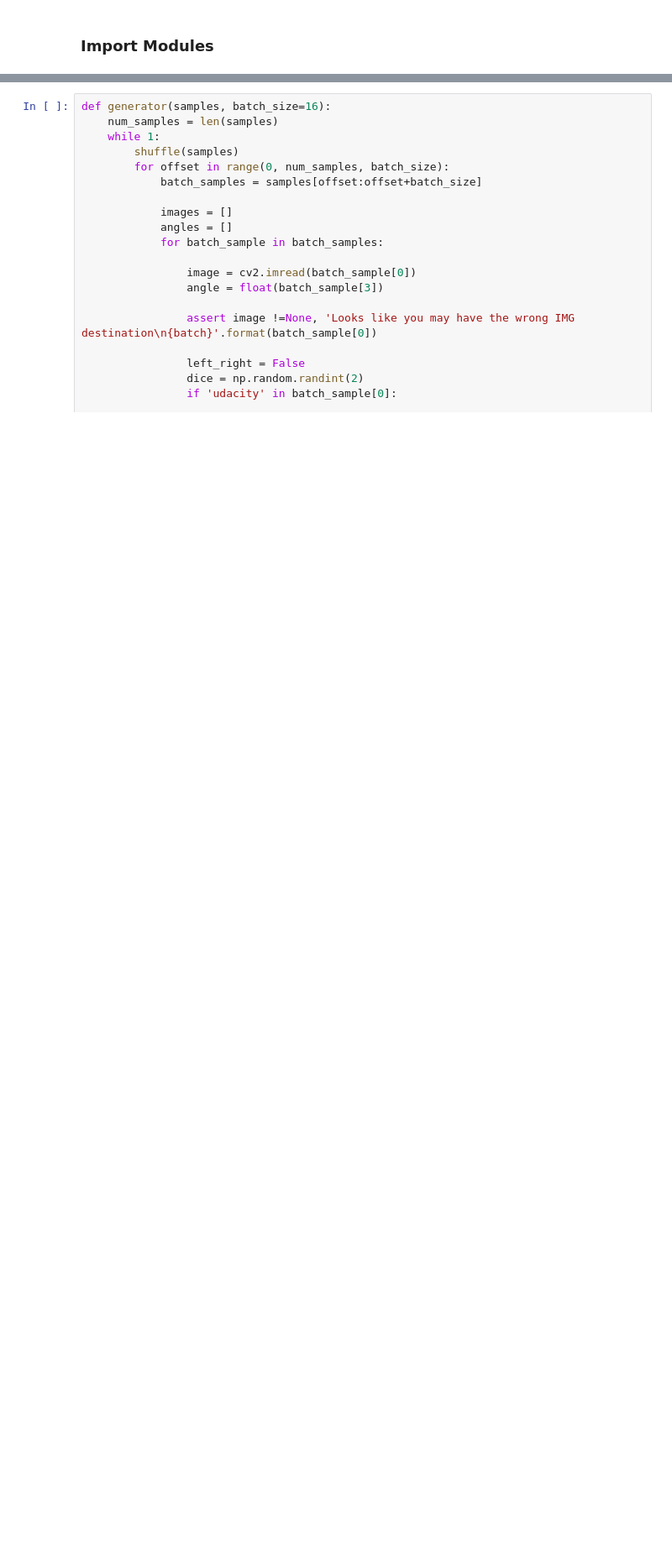
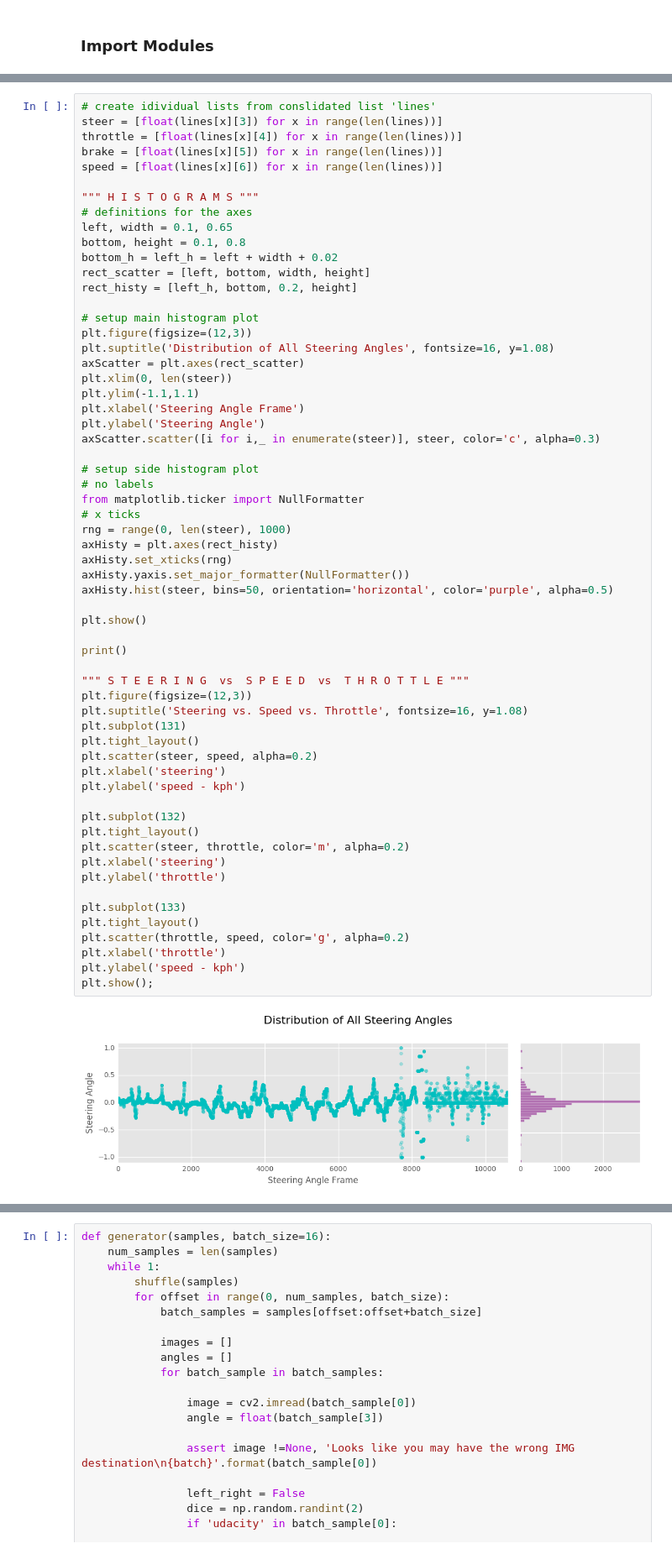
Before and after one commit to JLee21/Udacity-Self-Driving-Car-NanoDegree-Term-1, a Jupyter notebook: p3-behavioural-cloning/carnd-behavioral-cloning-p3/ai-model-notebook.ipynb, the cells around one changed output, grey strips where cells are left out. Shown at 84% size. Cells and saved outputs as stored; diff of their text form; blank space fills up the shorter version.

```diff
--- a/p3-behavioural-cloning/carnd-behavioral-cloning-p3/ai-model-notebook.ipynb
+++ b/p3-behavioural-cloning/carnd-behavioral-cloning-p3/ai-model-notebook.ipynb
@@ -222,0 +136,62 @@ plt.show();
+# %%
+# create idividual lists from conslidated list 'lines'
+steer = [float(lines[x][3]) for x in range(len(lines))]
+throttle = [float(lines[x][4]) for x in range(len(lines))]
+brake = [float(lines[x][5]) for x in range(len(lines))]
+speed = [float(lines[x][6]) for x in range(len(lines))]
+
+""" H I S T O G R A M S """
+# definitions for the axes
+left, width = 0.1, 0.65
+bottom, height = 0.1, 0.8
+bottom_h = left_h = left + width + 0.02
+rect_scatter = [left, bottom, width, height]
+rect_histy = [left_h, bottom, 0.2, height]
+
+# setup main histogram plot
+plt.figure(figsize=(12,3))
+plt.suptitle('Distribution of All Steering Angles', fontsize=16, y=1.08)
+axScatter = plt.axes(rect_scatter)
+plt.xlim(0, len(steer))
+plt.ylim(-1.1,1.1)
+plt.xlabel('Steering Angle Frame')
+plt.ylabel('Steering Angle')
+axScatter.scatter([i for i,_ in enumerate(steer)], steer, color='c', alpha=0.3)
+
+# setup side histogram plot
+# no labels
+from matplotlib.ticker import NullFormatter
+# x ticks
+rng = range(0, len(steer), 1000)
+axHisty = plt.axes(rect_histy)
+axHisty.set_xticks(rng)
+axHisty.yaxis.set_major_formatter(NullFormatter())
+axHisty.hist(steer, bins=50, orientation='horizontal', color='purple', alpha=0.5)
+
+plt.show()
+
+print()
+
+""" S T E E R I N G  vs  S P E E D  vs  T H R O T T L E """
+plt.figure(figsize=(12,3))
+plt.suptitle('Steering vs. Speed vs. Throttle', fontsize=16, y=1.08)
+plt.subplot(131)
+plt.tight_layout()
+plt.scatter(steer, speed, alpha=0.2)
+plt.xlabel('steering')
+plt.ylabel('speed - kph')
+
+plt.subplot(132)
+plt.tight_layout()
+plt.scatter(steer, throttle, color='m', alpha=0.2)
+plt.xlabel('steering')
+plt.ylabel('throttle')
+
+plt.subplot(133)
+plt.tight_layout()
+plt.scatter(throttle, speed, color='g', alpha=0.2)
+plt.xlabel('throttle')
+plt.ylabel('speed - kph')
+plt.show();
+# %% [output]
+[figure, added]
```
Also changed, not shown: parts of 40 cells of this notebook.
